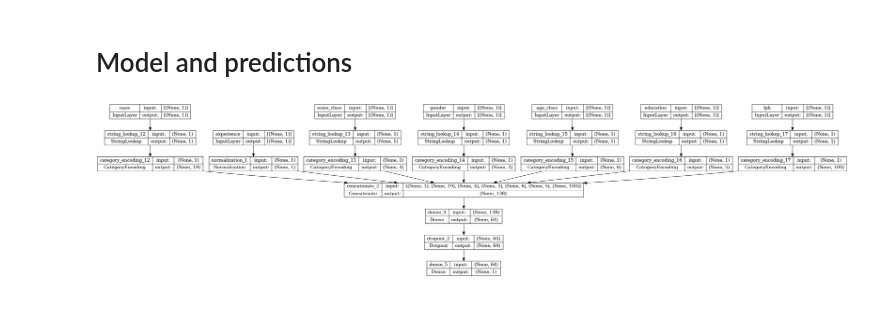
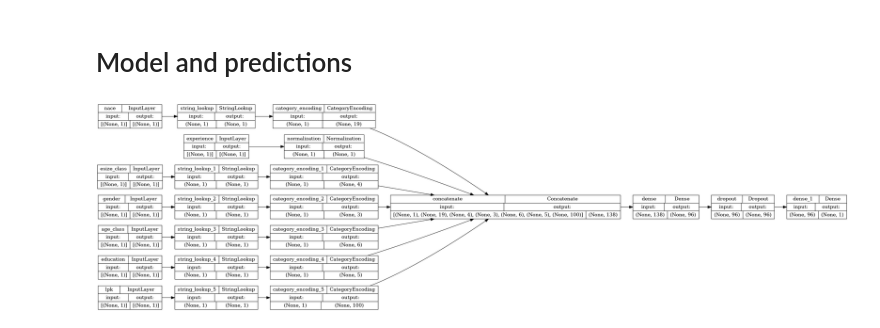
Before and after one commit to EdvinasStonevicius/LT-national-salary-analysis, a Jupyter notebook: python/03-Machine_learning_0_NN_TF_dataset.ipynb, the cells around one changed output. Drawn from its saved outputs; the diff is of its cells as text; code cells hidden in the pictures.

```diff
--- a/python/03-Machine_learning_0_NN_TF_dataset.ipynb
+++ b/python/03-Machine_learning_0_NN_TF_dataset.ipynb
@@ -135,7 +135,7 @@ for header in categorical_cols:
 # Model and predictions
 # %%
 all_features = tf.keras.layers.concatenate(encoded_features)
-x = tf.keras.layers.Dense(64, activation="relu")(all_features)
+x = tf.keras.layers.Dense(96, activation="relu")(all_features)
 x = tf.keras.layers.Dropout(0.3)(x)
 output = tf.keras.layers.Dense(1)(x)
 
@@ -145,9 +145,9 @@ model.compile(optimizer='adam',
               loss=tf.keras.losses.MeanSquaredError(),
               metrics=[tf.keras.metrics.RootMeanSquaredError()])
 # %%
-tf.keras.utils.plot_model(model, rankdir="TB", show_shapes=True)
+tf.keras.utils.plot_model(model, rankdir="LR", show_shapes=True)
 # %% [output]
-[figure, old version]
+[figure, new version]
 # %%
 early_stopping = tf.keras.callbacks.EarlyStopping(
     min_delta=0.001,
```
Also changed, not shown: parts of 3 cells of this notebook.
